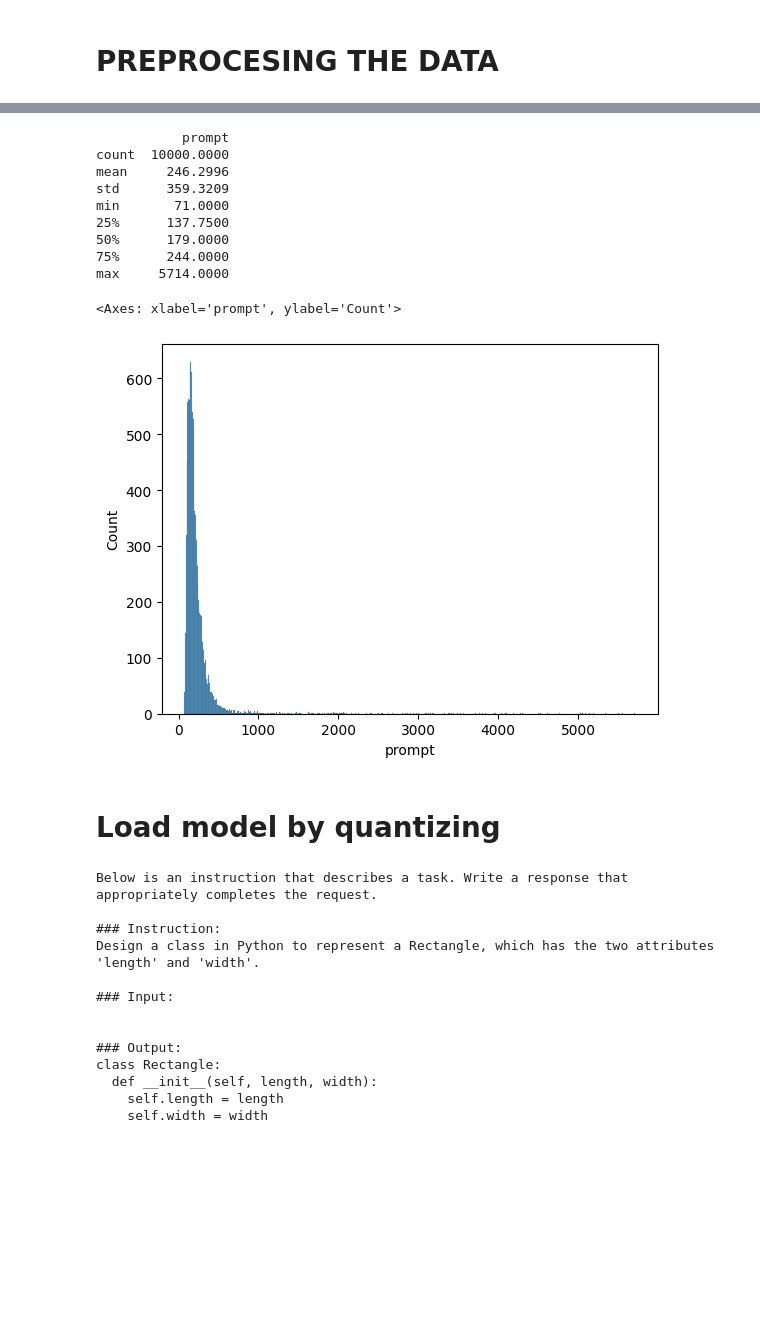
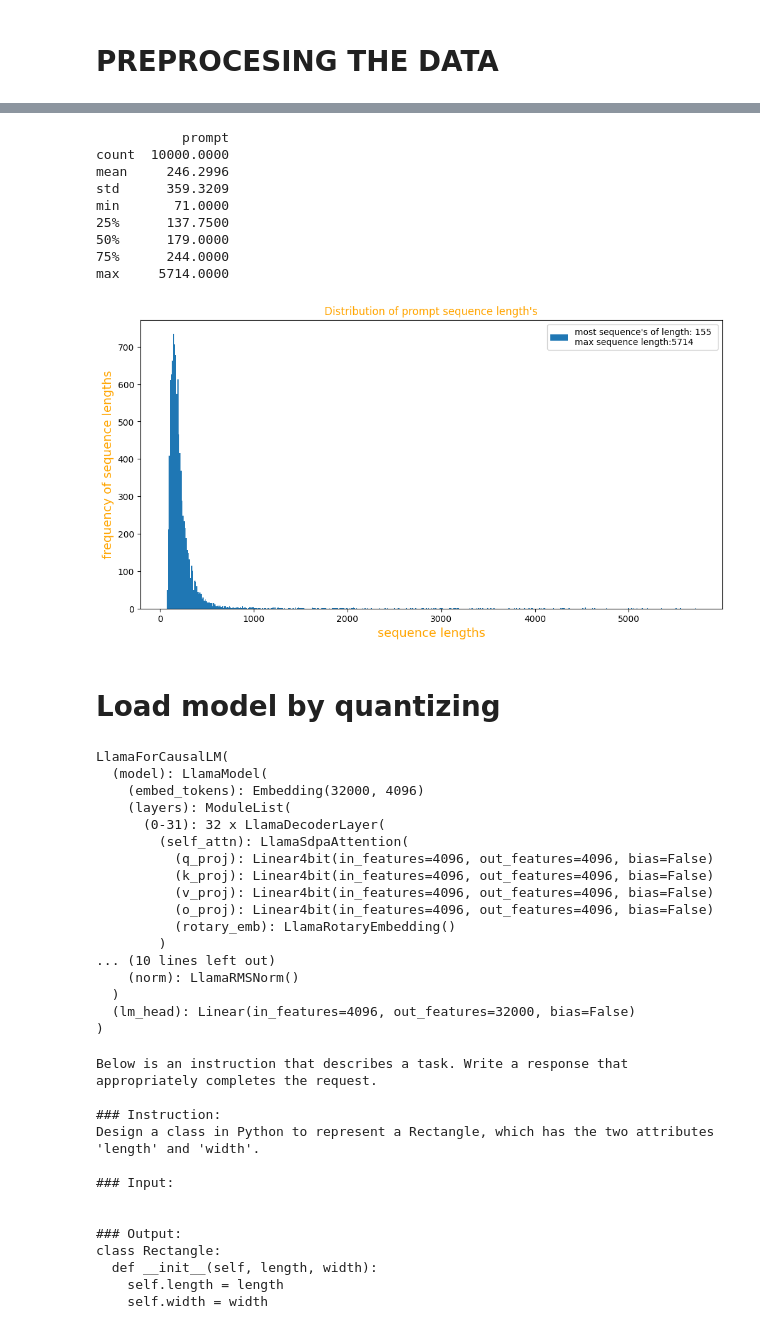
Before and after one commit to kalyan926/FineTuning-using-QLORA, a Jupyter notebook: Finetune_Llama2.ipynb, the cells around one changed output, grey strips where cells are left out. Drawn from its saved outputs; the diff is of its cells as text; code cells hidden in the pictures; blank space fills up the shorter version.

```diff
--- a/Finetune_Llama2.ipynb
+++ b/Finetune_Llama2.ipynb
@@ -27,11 +41,9 @@ This can achevied in following steps:
 # %%
-df=pd.read_csv("/content/python_code_dataset.csv")
+llama_n="meta-llama/Llama-2-7b-hf"
 
-model_name="meta-llama/Llama-2-7b-hf"
-
-new_model="prac/Llama-2-7b-hf-finetuned-code"
+finetuned_n="finetuned/Llama-2-7b-hf-finetuned-code"
 # %%
-dataset=load_dataset("csv",data_files="/content/python_code_dataset.csv",split="train[0:10000]")
+dataset=Dataset.from_pandas(df)
 
 tokenizer=AutoTokenizer.from_pretrained("meta-llama/Llama-2-7b-hf")
 
@@ -48,6 +60,6 @@ dataset=dataset.map(format_prompt)
 dataset=dataset.remove_columns(['instruction', 'input', 'output'])
 dataset=dataset.shuffle()
 
-dataset_split = dataset.train_test_split(test_size=0.1)
+dataset_split = dataset.train_test_split(test_size=0.01)
 train_data = dataset_split["train"]
-test_data = dataset_split["test"]
+validation_data = dataset_split["test"]
@@ -64,22 +70,27 @@ def tokens_len(sample):
 
 dataset_tok=dataset.map(tokens_len)
 df_dataset=dataset_tok.to_pandas()
-# %%
-import seaborn as sb
-print(df_dataset.describe())
-sb.histplot(df_dataset,x="prompt")
-# %% [output]
-           prompt
-count  10000.0000
-mean     246.2996
-std      359.3209
-min       71.0000
-25%      137.7500
-50%      179.0000
-75%      244.0000
-max     5714.0000
-<Axes: xlabel='prompt', ylabel='Count'>
-[figure, removed]
+# %%
+import matplotlib.pyplot as plt
+print(df_dataset.describe())
+fig,axis = plt.subplots(1,1,figsize=(12,6))
+axis.hist(df_dataset["prompt"],bins=500)
+axis.set_title("Distribution of prompt sequence length's",c="orange")
+axis.set_xlabel("sequence lengths", fontsize=14, c="orange")
+axis.set_ylabel("frequency of sequence lengths", fontsize=14,c="orange")
+axis.legend(["most sequence's of length: {s} \nmax sequence length:{s1}".format(s=df_dataset["prompt"].mode()[0],s1=df_dataset["prompt"].max())], loc="upper right")
+plt.show()
+# %% [output]
+           prompt
+count  10000.0000
+mean     246.2996
+std      359.3209
+min       71.0000
+25%      137.7500
+50%      179.0000
+75%      244.0000
+max     5714.0000
+[figure, added]
 # %% [markdown]
 # **Load model by quantizing**
 # %%
@@ -97,3 +105,23 @@ model.config.pretraining_tp = 1
+# %%
+print(model) # details of the quantized llama model
+# %% [output]
+LlamaForCausalLM(
+  (model): LlamaModel(
+    (embed_tokens): Embedding(32000, 4096)
+    (layers): ModuleList(
+      (0-31): 32 x LlamaDecoderLayer(
+        (self_attn): LlamaSdpaAttention(
+          (q_proj): Linear4bit(in_features=4096, out_features=4096, bias=False)
+          (k_proj): Linear4bit(in_features=4096, out_features=4096, bias=False)
+          (v_proj): Linear4bit(in_features=4096, out_features=4096, bias=False)
+          (o_proj): Linear4bit(in_features=4096, out_features=4096, bias=False)
+          (rotary_emb): LlamaRotaryEmbedding()
+        )
+... (10 lines left out)
+    (norm): LlamaRMSNorm()
+  )
+  (lm_head): Linear(in_features=4096, out_features=32000, bias=False)
+)
 # %%
 print(df['prompt'][1253])
 # %% [output]
```
Also changed, not shown: parts of 29 cells of this notebook, 6 other files.
